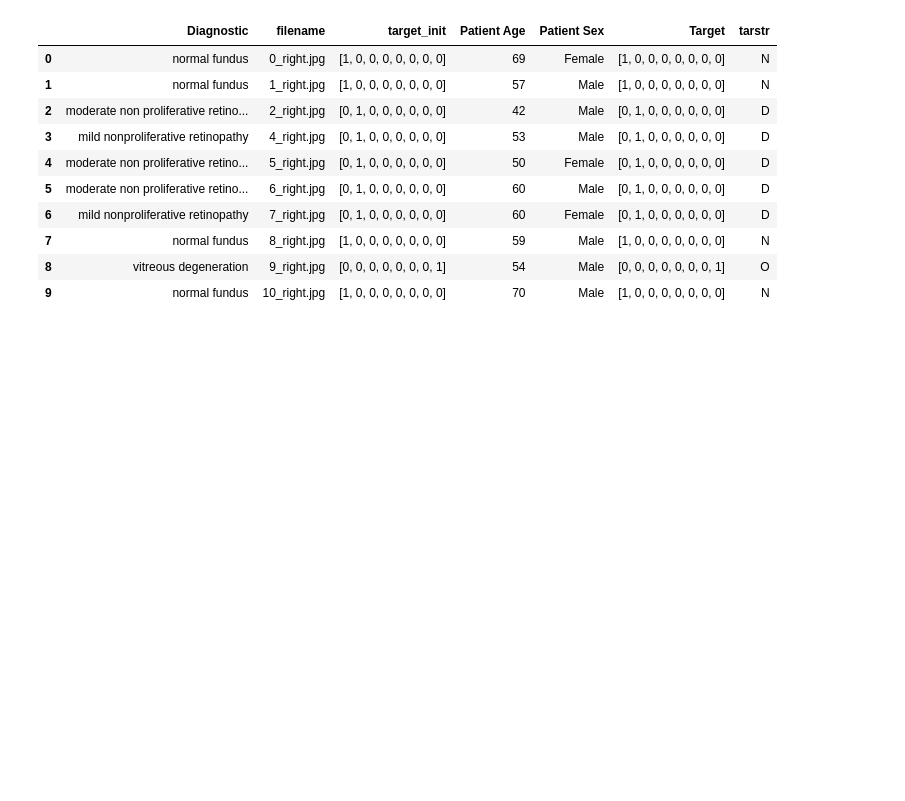
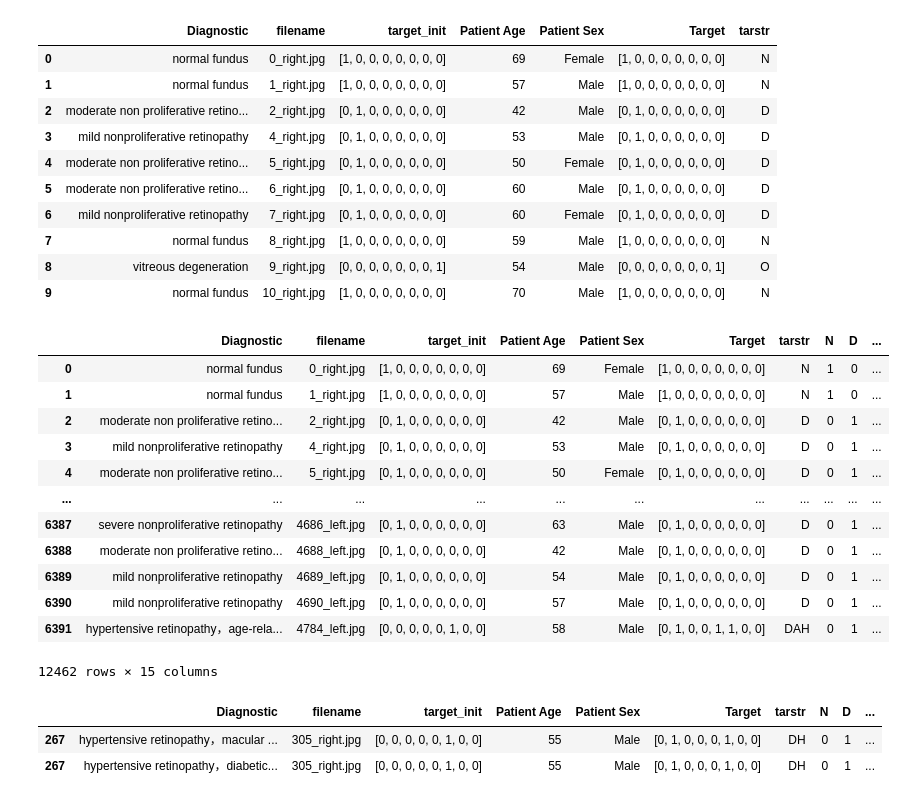
Before and after one commit to TerenceDumartin/ocular-disease-recognition, a Jupyter notebook: notebooks/LV_data_cleaning.ipynb, the cells around one changed output. Cells and saved outputs as stored; diff of their text form; code cells hidden in the pictures; blank space fills up the shorter version.

```diff
--- a/notebooks/LV_data_cleaning.ipynb
+++ b/notebooks/LV_data_cleaning.ipynb
@@ -148,5 +130,30 @@ df_all.head(10)
 | 7 | normal fundus | 8_right.jpg | [1, 0, 0, 0, 0, 0, 0, 0] | 59 | Male | [1, 0, 0, 0, 0, 0, 0, 0] | N |
 | 8 | vitreous degeneration | 9_right.jpg | [0, 0, 0, 0, 0, 0, 0, 1] | 54 | Male | [0, 0, 0, 0, 0, 0, 0, 1] | O |
 | 9 | normal fundus | 10_right.jpg | [1, 0, 0, 0, 0, 0, 0, 0] | 70 | Male | [1, 0, 0, 0, 0, 0, 0, 0] | N |
+# %%
+for i,ds in enumerate(list_names):
+    df_all[ds] = df_all.Target.map(lambda x : x[i])
+# %%
+df_all
+# %% [output]
+|  | Diagnostic | filename | target_init | Patient Age | Patient Sex | Target | tarstr | N | D | ... |
+| 0 | normal fundus | 0_right.jpg | [1, 0, 0, 0, 0, 0, 0, 0] | 69 | Female | [1, 0, 0, 0, 0, 0, 0, 0] | N | 1 | 0 | ... |
+| 1 | normal fundus | 1_right.jpg | [1, 0, 0, 0, 0, 0, 0, 0] | 57 | Male | [1, 0, 0, 0, 0, 0, 0, 0] | N | 1 | 0 | ... |
+| 2 | moderate non proliferative retino... | 2_right.jpg | [0, 1, 0, 0, 0, 0, 0, 0] | 42 | Male | [0, 1, 0, 0, 0, 0, 0, 0] | D | 0 | 1 | ... |
+| 3 | mild nonproliferative retinopathy | 4_right.jpg | [0, 1, 0, 0, 0, 0, 0, 0] | 53 | Male | [0, 1, 0, 0, 0, 0, 0, 0] | D | 0 | 1 | ... |
+| 4 | moderate non proliferative retino... | 5_right.jpg | [0, 1, 0, 0, 0, 0, 0, 0] | 50 | Female | [0, 1, 0, 0, 0, 0, 0, 0] | D | 0 | 1 | ... |
+| ... | ... | ... | ... | ... | ... | ... | ... | ... | ... | ... |
+| 6387 | severe nonproliferative retinopathy | 4686_left.jpg | [0, 1, 0, 0, 0, 0, 0, 0] | 63 | Male | [0, 1, 0, 0, 0, 0, 0, 0] | D | 0 | 1 | ... |
+| 6388 | moderate non proliferative retino... | 4688_left.jpg | [0, 1, 0, 0, 0, 0, 0, 0] | 42 | Male | [0, 1, 0, 0, 0, 0, 0, 0] | D | 0 | 1 | ... |
+| 6389 | mild nonproliferative retinopathy | 4689_left.jpg | [0, 1, 0, 0, 0, 0, 0, 0] | 54 | Male | [0, 1, 0, 0, 0, 0, 0, 0] | D | 0 | 1 | ... |
+| 6390 | mild nonproliferative retinopathy | 4690_left.jpg | [0, 1, 0, 0, 0, 0, 0, 0] | 57 | Male | [0, 1, 0, 0, 0, 0, 0, 0] | D | 0 | 1 | ... |
+| 6391 | hypertensive retinopathy，age-rela... | 4784_left.jpg | [0, 0, 0, 0, 0, 1, 0, 0] | 58 | Male | [0, 1, 0, 0, 1, 1, 0, 0] | DAH | 0 | 1 | ... |
+12462 rows × 15 columns
 # %%
 df_all.to_csv('full_df_cleaned.csv',index = False)
+# %%
+df_all[df_all.filename=='305_right.jpg']
+# %% [output]
+|  | Diagnostic | filename | target_init | Patient Age | Patient Sex | Target | tarstr | N | D | ... |
+| 267 | hypertensive retinopathy，macular ... | 305_right.jpg | [0, 0, 0, 0, 0, 1, 0, 0] | 55 | Male | [0, 1, 0, 0, 0, 1, 0, 0] | DH | 0 | 1 | ... |
+| 267 | hypertensive retinopathy，diabetic... | 305_right.jpg | [0, 0, 0, 0, 0, 1, 0, 0] | 55 | Male | [0, 1, 0, 0, 0, 1, 0, 0] | DH | 0 | 1 | ... |
```
Also changed, not shown: parts of 1 cell of this notebook, 3 other files.
